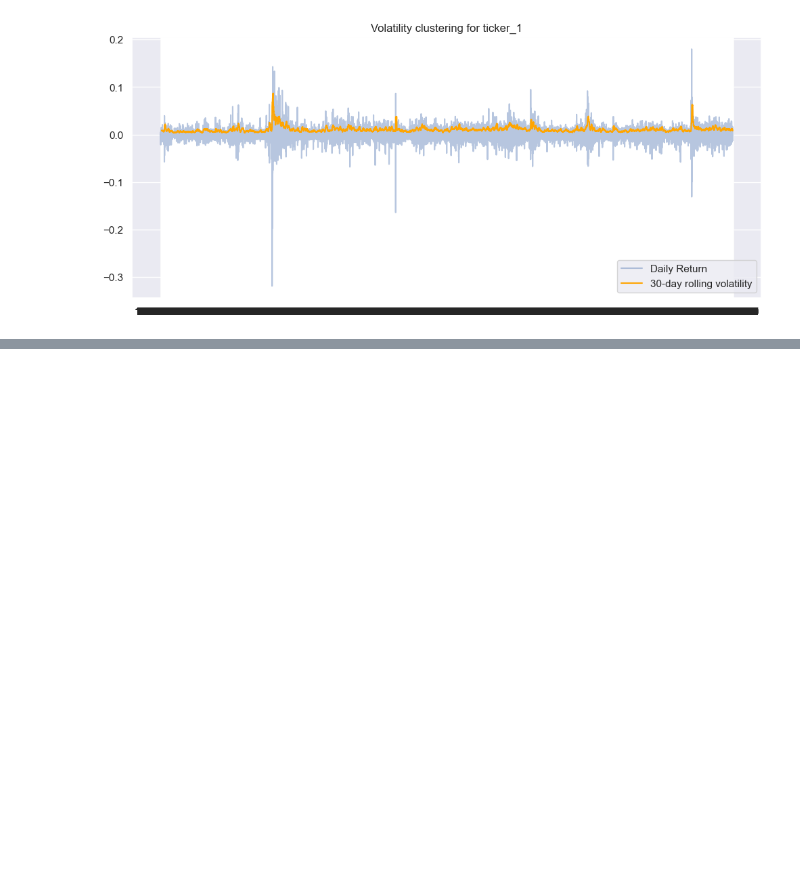
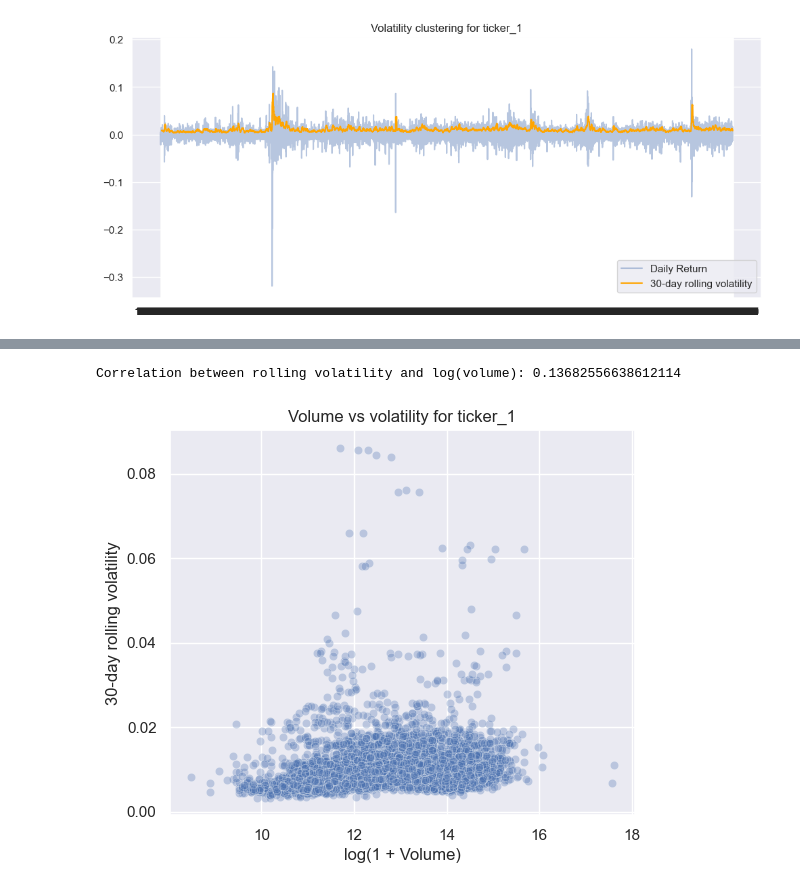
Before and after one commit to OnlyAbdullh/stock-trend-prediction, a Jupyter notebook: notebooks/price-returns-volatility.ipynb, the cells around one changed output, grey strips where cells are left out. Cells and saved outputs as stored; diff of their text form; code cells hidden in the pictures; blank space fills up the shorter version.

Commit message:
adding Volume–volatility relationship for one stock.

```diff
--- a/notebooks/price-returns-volatility.ipynb
+++ b/notebooks/price-returns-volatility.ipynb
@@ -236,0 +241,34 @@ plt.show()
+# %%
+ticker = "ticker_1"
+
+df_t = (
+    returns_df[returns_df["Ticker"] == ticker]
+    .sort_values("Date")
+    .copy()
+)
+
+window = 30
+df_t["RollingVol"] = df_t["DailyReturn"].rolling(window).std()
+
+df_t["LogVolume"] = np.log1p(df_t["Volume"])
+
+df_t = df_t.dropna(subset=["RollingVol", "LogVolume"])
+
+# معامل الارتباط
+corr = df_t["RollingVol"].corr(df_t["LogVolume"])
+print("Correlation between rolling volatility and log(volume):", corr)
+
+plt.figure(figsize=(6, 5))
+sns.scatterplot(
+    data=df_t.sample(min(5000, len(df_t)), random_state=42),
+    x="LogVolume",
+    y="RollingVol",
+    alpha=0.3
+)
+plt.xlabel("log(1 + Volume)")
+plt.ylabel(f"{window}-day rolling volatility")
+plt.title(f"Volume vs volatility for {ticker}")
+plt.show()
+# %% [output]
+Correlation between rolling volatility and log(volume): 0.13682556638612114
+[figure, added]
```
Also changed, not shown: parts of 1 cell of this notebook.
